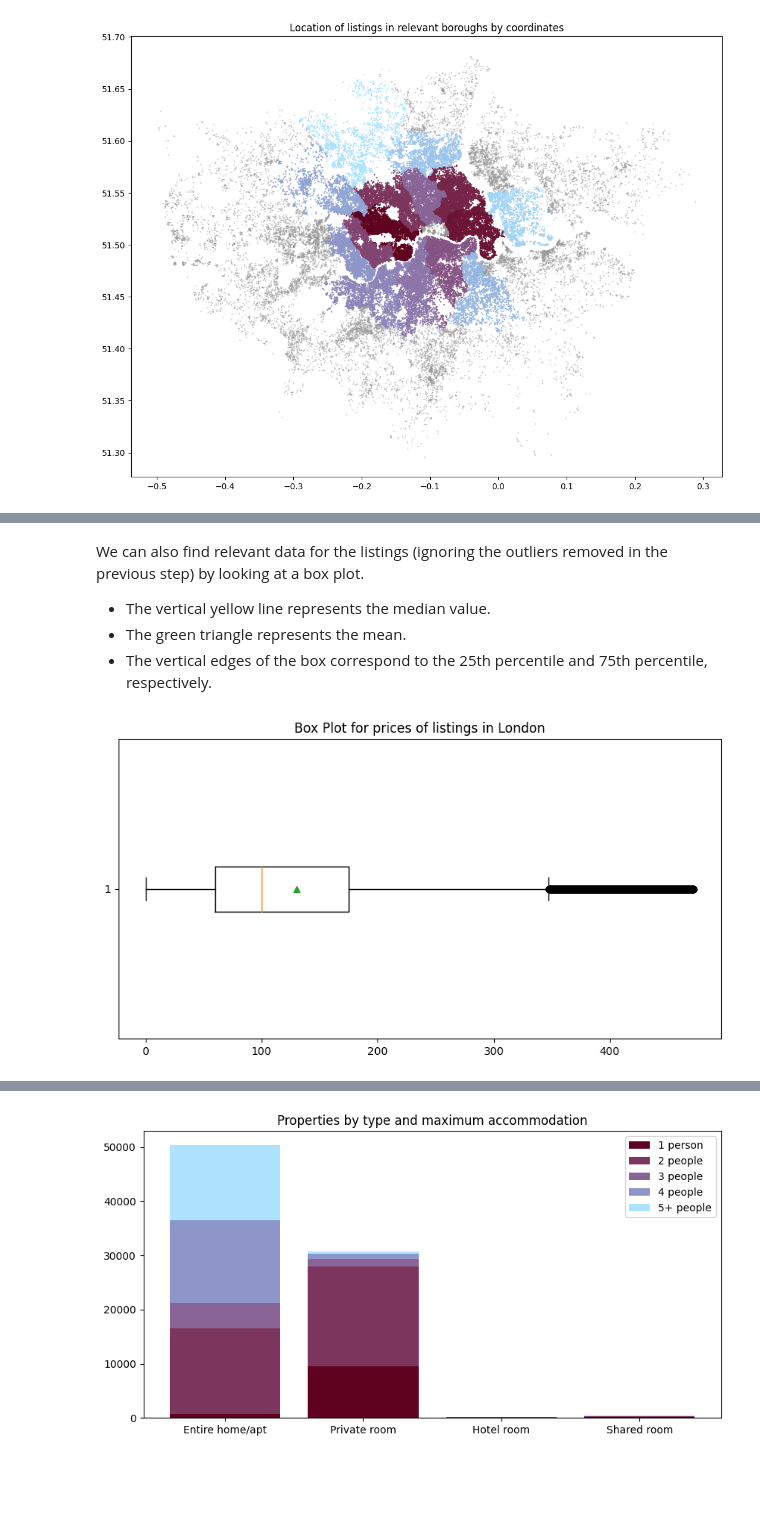
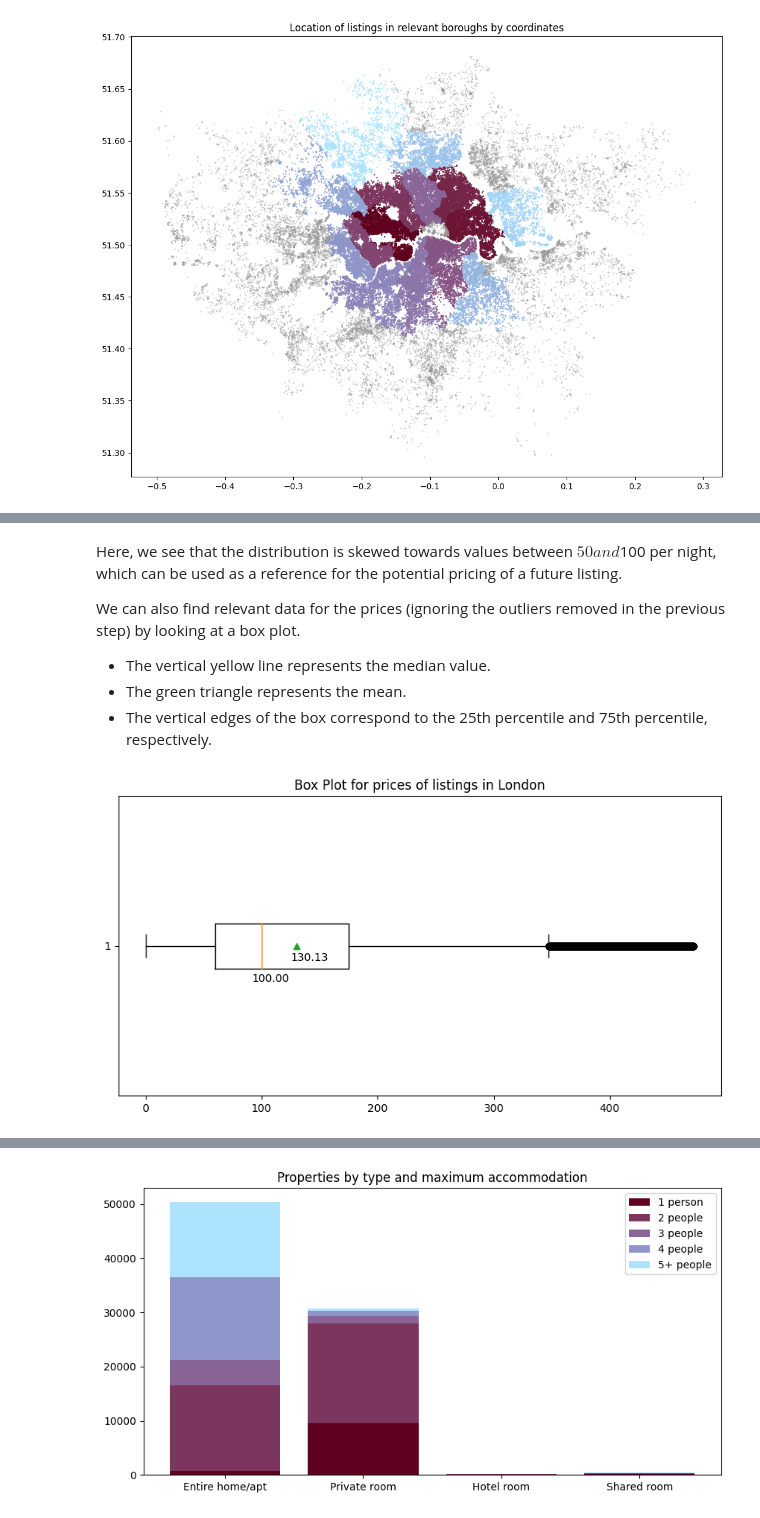
Before and after one commit to DJRT-11/MINE4101-T1, a Jupyter notebook: DevNotebook.ipynb, the cells around one changed output, grey strips where cells are left out. Cells and saved outputs as stored; diff of their text form; code cells hidden in the pictures; blank space fills up the shorter version.

```diff
--- a/DevNotebook.ipynb
+++ b/DevNotebook.ipynb
@@ -122,13 +122,23 @@ plt.plot()
 # %% [markdown]
-We can also find relevant data for the listings (ignoring the outliers removed in the previous step) by looking at a box plot.
+Here, we see that the distribution is skewed towards values between $50 and $100 per night, which can be used as a reference for the potential pricing of a future listing.
+
+We can also find relevant data for the prices (ignoring the outliers removed in the previous step) by looking at a box plot.
 - The vertical yellow line represents the median value.
 - The green triangle represents the mean.
 - The vertical edges of the box correspond to the 25th percentile and 75th percentile, respectively.
 # %%
 plt.figure(figsize=(10,5))
 plt.boxplot(lsts_df.loc[lsts_df["price_conv"] <= (q3 + 2*iqr)]["price_conv"], showmeans=True, vert=False)
+
+text_m = lsts_df.loc[lsts_df["price_conv"] <= (q3 + 2*iqr)]["price_conv"].mean()
+text_md = lsts_df.loc[lsts_df["price_conv"] <= (q3 + 2*iqr)]["price_conv"].median()
+text_m = '{:.2f}'.format(text_m)
+text_md = '{:.2f}'.format(text_md)
+
+plt.annotate(text_m,xy=(250,207),xycoords='figure pixels')
+plt.annotate(text_md,xy=(200,180),xycoords='figure pixels')
 plt.title("Box Plot for prices of listings in London")
 plt.show()
 # %% [output]
-[figure, old version]
+[figure, new version]
 # %% [markdown]
```
Also changed, not shown: parts of 15 cells of this notebook.
